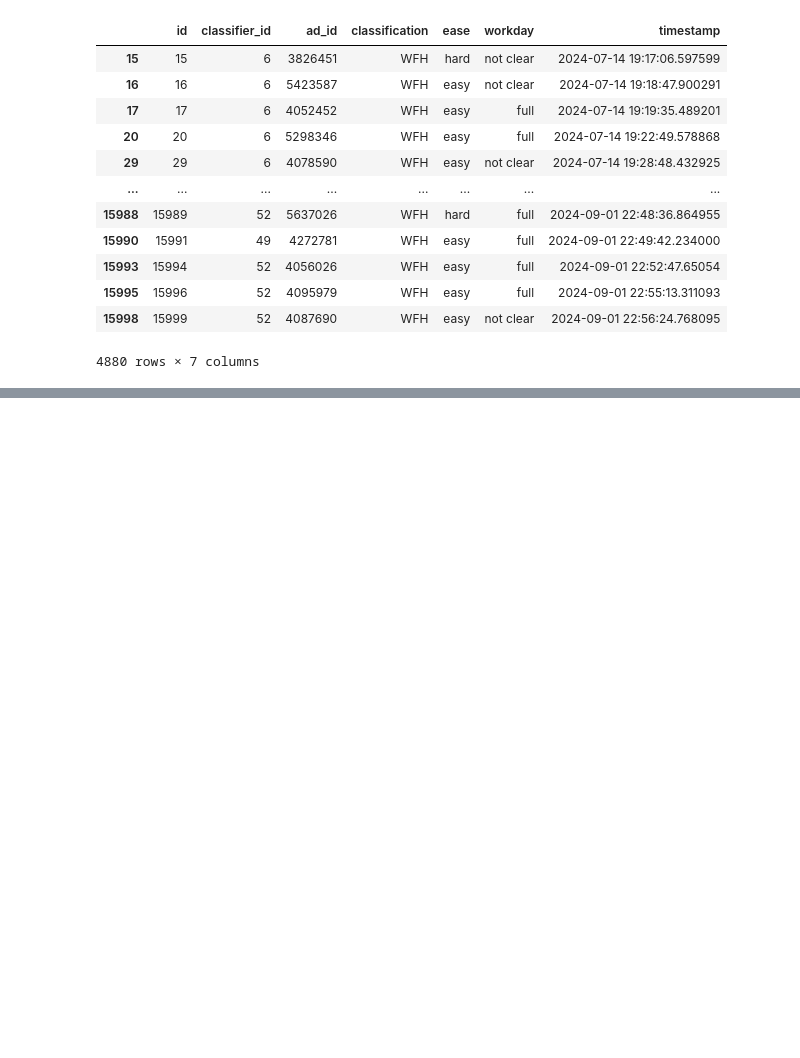
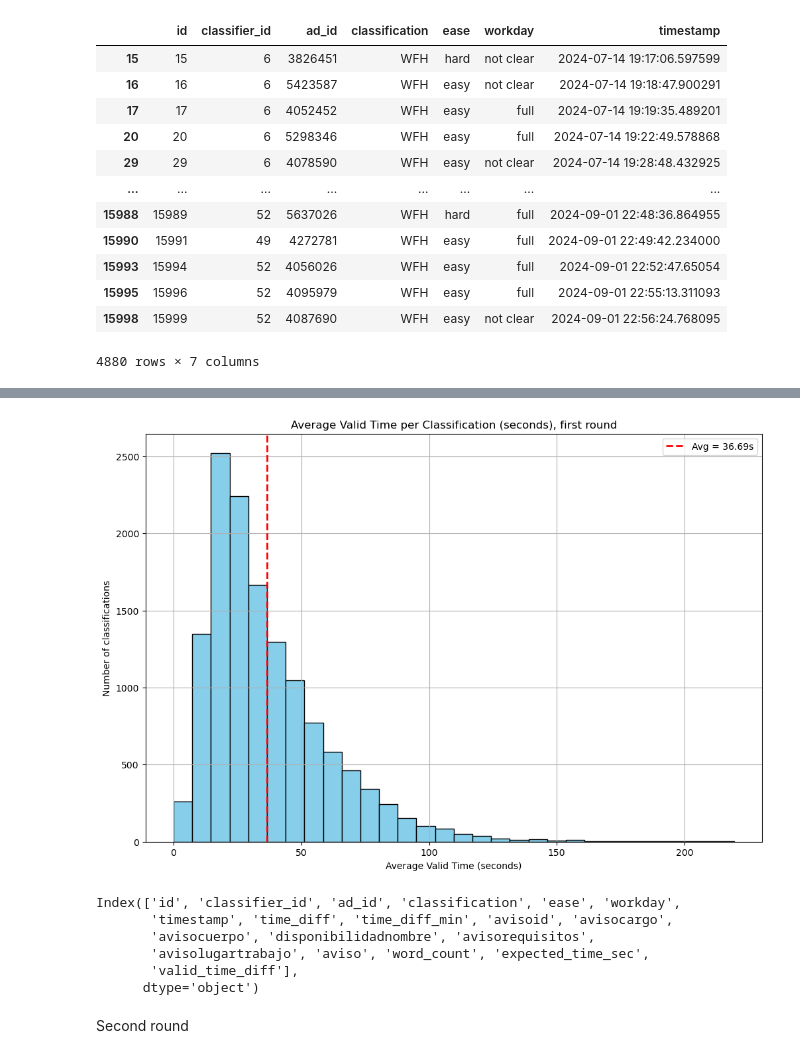
Before and after one commit to oejaramillo/WFH-Project, a Jupyter notebook: classification_proccess.ipynb, the cells around one changed output, grey strips where cells are left out. Drawn from its saved outputs; the diff is of its cells as text; code cells hidden in the pictures; blank space fills up the shorter version.

```diff
--- a/classification_proccess.ipynb
+++ b/classification_proccess.ipynb
@@ -195,0 +344,23 @@ first_round[first_round['classification'] == 'WFH']
+# %%
+overall_avg = avisos['valid_time_diff'].mean()
+# Plot the histogram with average line
+plt.figure(figsize=(12, 8))
+plt.hist(avisos['valid_time_diff'], bins=30, color='skyblue', edgecolor='black')
+plt.axvline(overall_avg, color='red', linestyle='dashed', linewidth=2, label=f'Avg = {overall_avg:.2f}s')
+plt.title('Average Valid Time per Classification (seconds), first round')
+plt.xlabel('Average Valid Time (seconds)')
+plt.ylabel('Number of classifications')
+plt.legend()
+plt.grid(True)
+plt.show()
+# %% [output]
+[figure, added]
+# %%
+avisos.columns
+# %% [output]
+Index(['id', 'classifier_id', 'ad_id', 'classification', 'ease', 'workday',
+       'timestamp', 'time_diff', 'time_diff_min', 'avisoid', 'avisocargo',
+       'avisocuerpo', 'disponibilidadnombre', 'avisorequisitos',
+       'avisolugartrabajo', 'aviso', 'word_count', 'expected_time_sec',
+       'valid_time_diff'],
+      dtype='object')
@@ -195,0 +371,2 @@ first_round[first_round['classification'] == 'WFH']
+# %% [markdown]
+Second round
```
Also changed, not shown: parts of 40 cells of this notebook, 1 other file.
